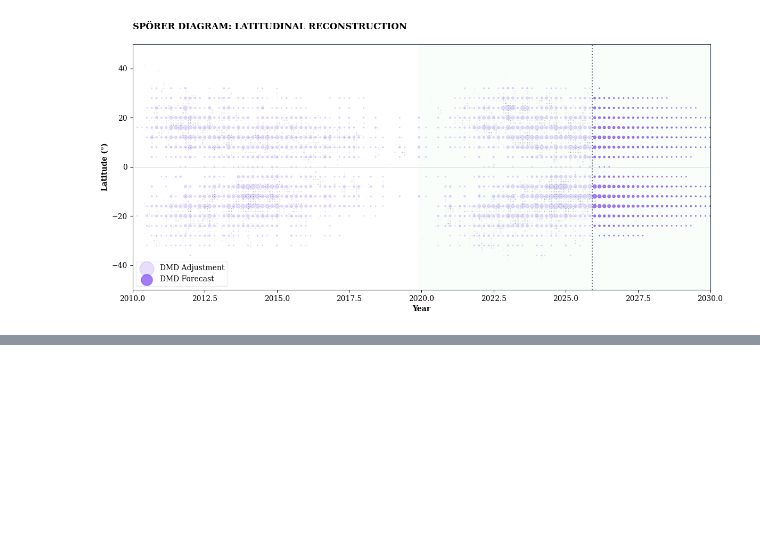
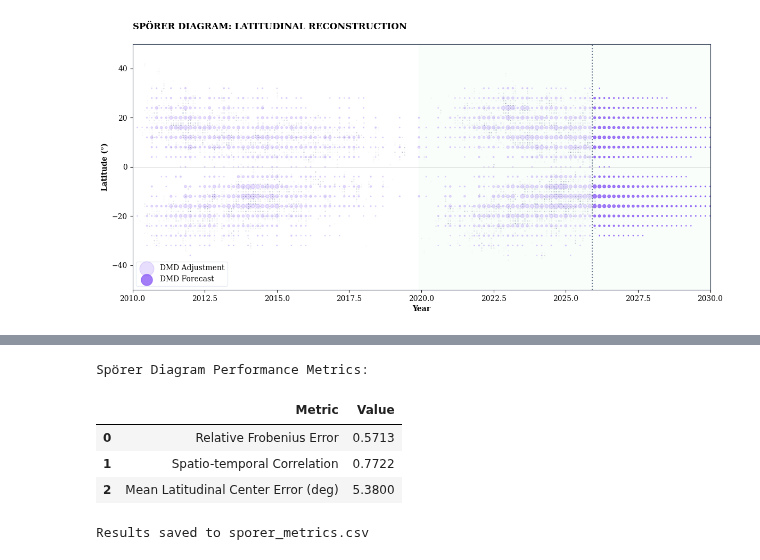
Before and after one commit to carlobeni/sunspot-page-app, a Jupyter notebook: predictive_model/sunspot_trend_analysis.ipynb, the cells around one changed output, grey strips where cells are left out. Drawn from its saved outputs; the diff is of its cells as text; code cells hidden in the pictures; blank space fills up the shorter version.

```diff
--- a/predictive_model/sunspot_trend_analysis.ipynb
+++ b/predictive_model/sunspot_trend_analysis.ipynb
@@ -245,0 +791,41 @@ plt.show()
+# %%
+# Reconstruction of the historical snapshot matrix
+X_obs = snapshots[:, 1:] # X2 in DMD terms
+X_pred = np.zeros_like(X_obs)
+for t in range(X_obs.shape[1]):
+    X_pred[:, t] = np.maximum(0, A @ snapshots[:, t])
+
+# 1. Relative Frobenius Error
+frob_error = np.linalg.norm(X_obs - X_pred, 'fro') / np.linalg.norm(X_obs, 'fro')
+
+# 2. Spatio-temporal Correlation
+st_corr, _ = pearsonr(X_obs.flatten(), X_pred.flatten())
+
+# 3. Mean Latitudinal Center Error
+mid_lats = lat_bins[:-1] + 2
+def get_center(v):
+    s = np.sum(v)
+    return np.sum(v * mid_lats) / s if s > 0 else 0
+
+centers_obs = np.array([get_center(X_obs[:, t]) for t in range(X_obs.shape[1])])
+centers_pred = np.array([get_center(X_pred[:, t]) for t in range(X_pred.shape[1])])
+mlce = np.mean(np.abs(centers_obs - centers_pred))
+
+sporer_metrics = {
+    'Metric': ['Relative Frobenius Error', 'Spatio-temporal Correlation', 'Mean Latitudinal Center Error (deg)'],
+    'Value': [round(frob_error, 4), round(st_corr, 4), round(mlce, 2)]
+}
+
+sporer_metrics_df = pd.DataFrame(sporer_metrics)
+print("Spörer Diagram Performance Metrics:")
+display(sporer_metrics_df)
+
+sporer_metrics_df.to_csv('sporer_metrics.csv', index=False)
+print("\nResults saved to sporer_metrics.csv")
+# %% [output]
+Spörer Diagram Performance Metrics:
+|  | Metric | Value |
+| 0 | Relative Frobenius Error | 0.5713 |
+| 1 | Spatio-temporal Correlation | 0.7722 |
+| 2 | Mean Latitudinal Center Error (deg) | 5.3800 |
+Results saved to sporer_metrics.csv
```
Also changed, not shown: parts of 11 cells of this notebook, 37 other files.
